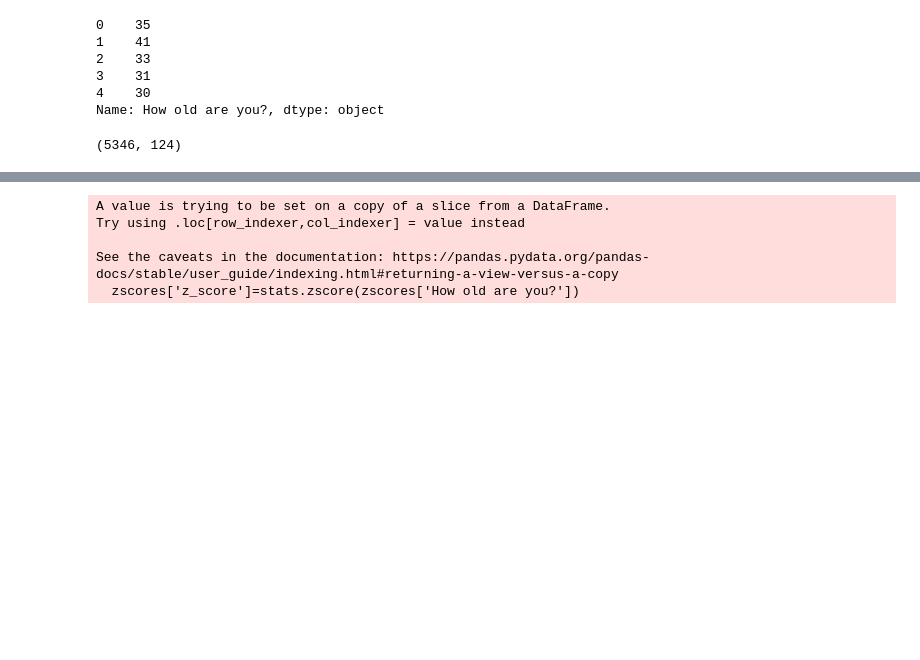
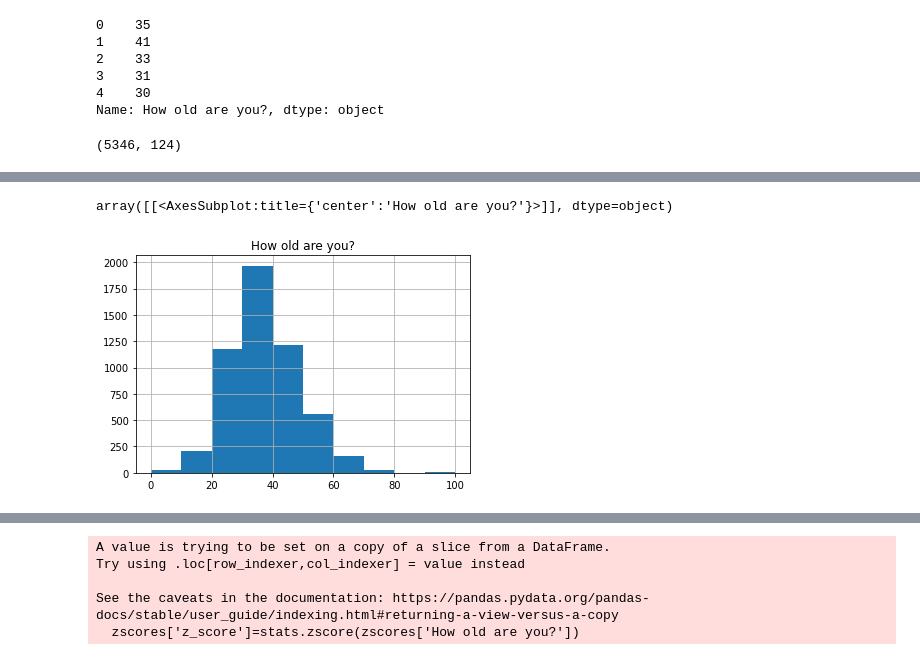
Before and after one commit to dealom/Cleaning-Candy-Dataset, a Jupyter notebook: candy cleaning.ipynb, the cells around one changed output, grey strips where cells are left out. Drawn from its saved outputs; the diff is of its cells as text; code cells hidden in the pictures; blank space fills up the shorter version.

```diff
--- a/candy cleaning.ipynb
+++ b/candy cleaning.ipynb
@@ -207,0 +426,5 @@ correctages
+# %%
+agesunder120.hist(bins=[0,10,20,30,40,50,60,70,80,90,100])
+# %% [output]
+array([[<AxesSubplot:title={'center':'How old are you?'}>]], dtype=object)
+[figure, added]
```
Also changed, not shown: parts of 32 cells of this notebook, 2 other files.
